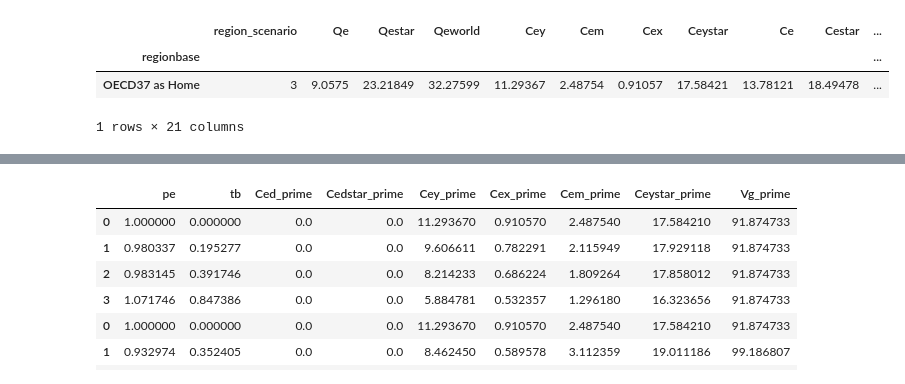
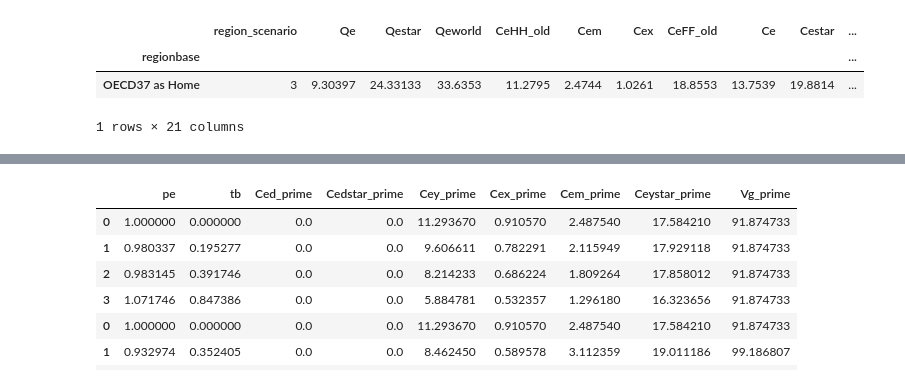
Before and after one commit to VoliCrank/Optimal-Unilateral-Carbon-Policy, a Jupyter notebook: simulation_results/codes/direct_energy_consumption/ces_direct_energy.ipynb, the cells around one changed output, grey strips where cells are left out. Drawn from its saved outputs; the diff is of its cells as text; code cells hidden in the pictures.

```diff
--- a/simulation_results/codes/direct_energy_consumption/ces_direct_energy.ipynb
+++ b/simulation_results/codes/direct_energy_consumption/ces_direct_energy.ipynb
@@ -45,30 +45,30 @@ assert(sum(k for i,j,k in epsilonSstarvec) == 1)
 # %%
 ## import BAU values (seven regional scenarios in the order of US, EU, OECD, World, China, OECD plus China)
 if case==2:
     df = pd.read_csv("../../raw_data/BaselineCarbon_2015_noTradeinGoods.csv",index_col=['region_scenario','regionbase'],header='infer')
 elif case==3:
     # comment out if running simulation with no renewables
     #df = pd.read_csv("../../raw_data/BaselineCarbon_2015.csv", index_col=['regionbase'],header='infer')
-    df = pd.read_csv("../../raw_data/BaselineCarbon_direct_cons.csv", index_col=['regionbase'],header='infer')
-    #df = pd.read_excel("../../raw_data/baselinecarbon_direct_2018.xlsx", index_col = 0)
+    #df = pd.read_csv("../../raw_data/BaselineCarbon_direct_cons.csv", index_col=['regionbase'],header='infer')
+    df = pd.read_excel("../../raw_data/baselinecarbon_direct_2018.xlsx", index_col = 0)
 #df['CeHH'] = df['CeHH_old']
 #df['Cec'] = 0
 #df['CeFF'] = df['CeFF_old']
 #df['Cecstar'] = 0
 #df['jxbar']=df['CeFH']/(df['CeFH'] + df['CeFF'])
 #df['jmbar']=df['CeHH']/(df['CeHH'] + df['CeHF'])
 df['jxbar']=df['Cex']/(df['Cex'] + df['Ceystar'])
 df['jmbar']=df['Cey']/(df['Cey'] + df['Cem'])
 
 ## choose which regional scenario to run (runs all if not executed)
 #df=df.drop([2,3,4,5,6,7])
 df = df[(df['region_scenario'] == 3)]
 #df = df[df['region_scenario'] != 4]
 df
 # %% [output]
-|  | region_scenario | Qe | Qestar | Qeworld | Cey | Cem | Cex | Ceystar | Ce | Cestar | ... |
+|  | region_scenario | Qe | Qestar | Qeworld | CeHH_old | Cem | Cex | CeFF_old | Ce | Cestar | ... |
 | regionbase |  |  |  |  |  |  |  |  |  |  | ... |
-| OECD37 as Home | 3 | 9.0575 | 23.21849 | 32.27599 | 11.29367 | 2.48754 | 0.91057 | 17.58421 | 13.78121 | 18.49478 | ... |
+| OECD37 as Home | 3 | 9.30397 | 24.33133 | 33.6353 | 11.2795 | 2.4744 | 1.0261 | 18.8553 | 13.7539 | 19.8814 | ... |
 1 rows × 21 columns
 # %%
 #tax_scenario= pd.DataFrame({'tax_sce': ['global','purete','puretc','puretp','EC_hybrid','EP_hybrid','PC_hybrid','EPC_hybrid']})
```
Also changed, not shown: parts of 4 cells of this notebook, 3 other files.
